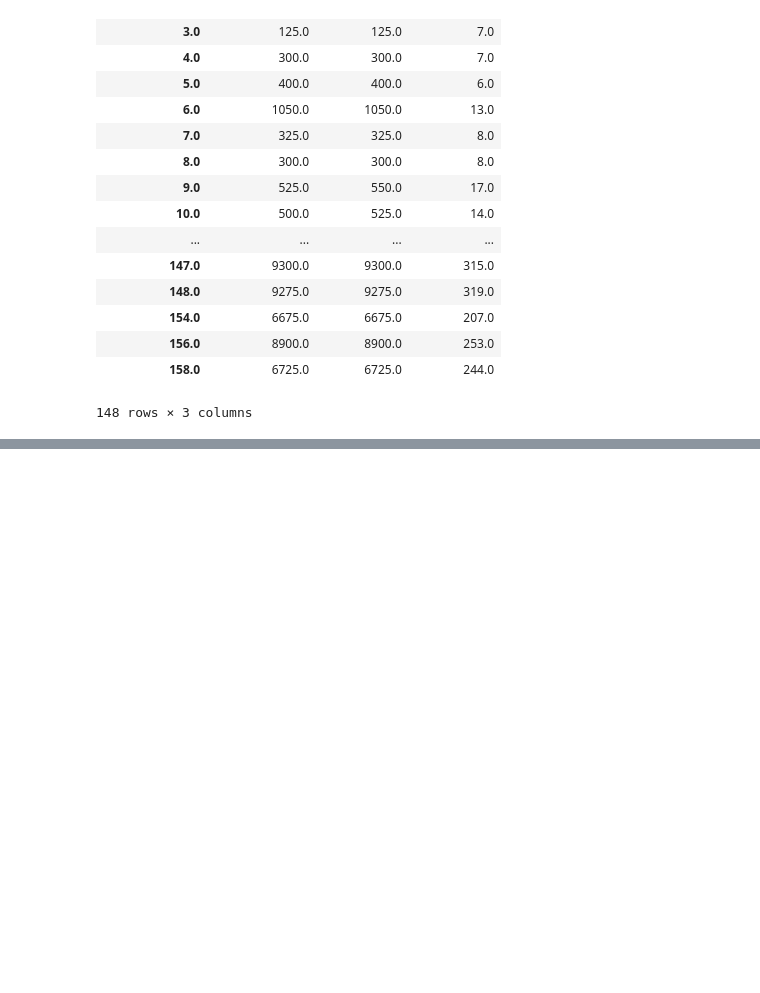
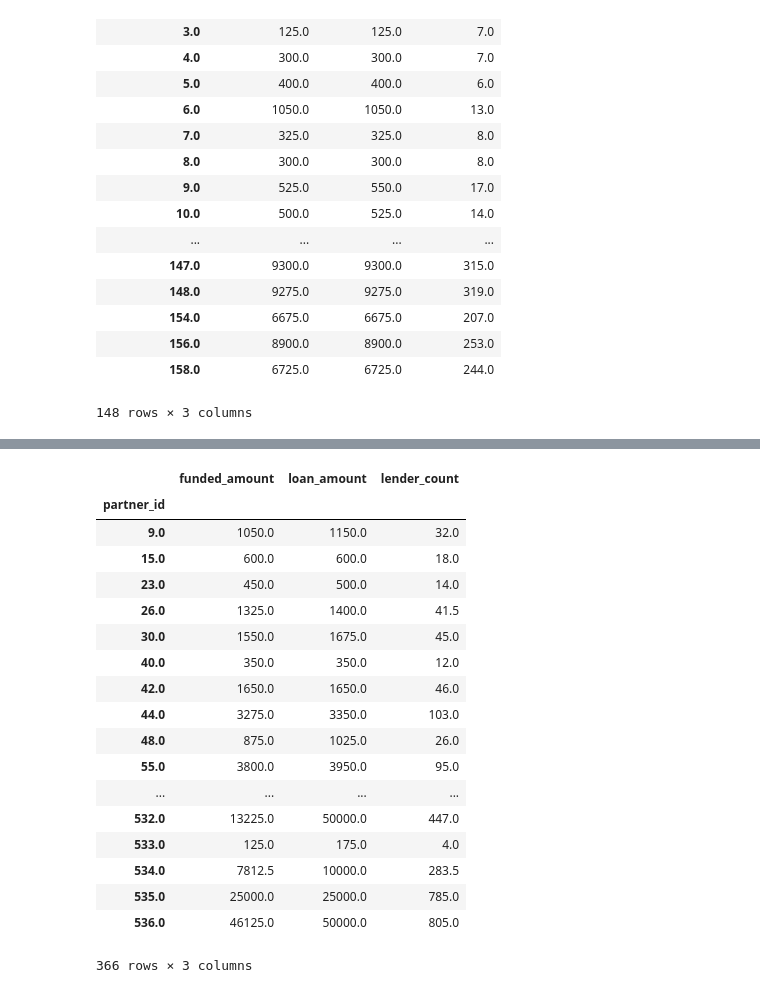
Before and after one commit to khangvtran/kiva, a Jupyter notebook: Exploratory.ipynb, the cells around one changed output, grey strips where cells are left out. Drawn from its saved outputs; the diff is of its cells as text; code cells hidden in the pictures; blank space fills up the shorter version.

Commit message:
ideas, more exploratory groupby work

```diff
--- a/Exploratory.ipynb
+++ b/Exploratory.ipynb
@@ -30,0 +95,22 @@ df_loans.groupby('term_in_months').median()[["funded_amount", "loan_amount", "le
+# %%
+df_loans.groupby('partner_id').median()[['funded_amount', 'loan_amount', 'lender_count']]
+# %% [output]
+|  | funded_amount | loan_amount | lender_count |
+| partner_id |  |  |  |
+| 9.0 | 1050.0 | 1150.0 | 32.0 |
+| 15.0 | 600.0 | 600.0 | 18.0 |
+| 23.0 | 450.0 | 500.0 | 14.0 |
+| 26.0 | 1325.0 | 1400.0 | 41.5 |
+| 30.0 | 1550.0 | 1675.0 | 45.0 |
+| 40.0 | 350.0 | 350.0 | 12.0 |
+| 42.0 | 1650.0 | 1650.0 | 46.0 |
+| 44.0 | 3275.0 | 3350.0 | 103.0 |
+| 48.0 | 875.0 | 1025.0 | 26.0 |
+| 55.0 | 3800.0 | 3950.0 | 95.0 |
+| ... | ... | ... | ... |
+| 532.0 | 13225.0 | 50000.0 | 447.0 |
+| 533.0 | 125.0 | 175.0 | 4.0 |
+| 534.0 | 7812.5 | 10000.0 | 283.5 |
+| 535.0 | 25000.0 | 25000.0 | 785.0 |
+| 536.0 | 46125.0 | 50000.0 | 805.0 |
+366 rows × 3 columns
```
Also changed, not shown: parts of 9 cells of this notebook.
